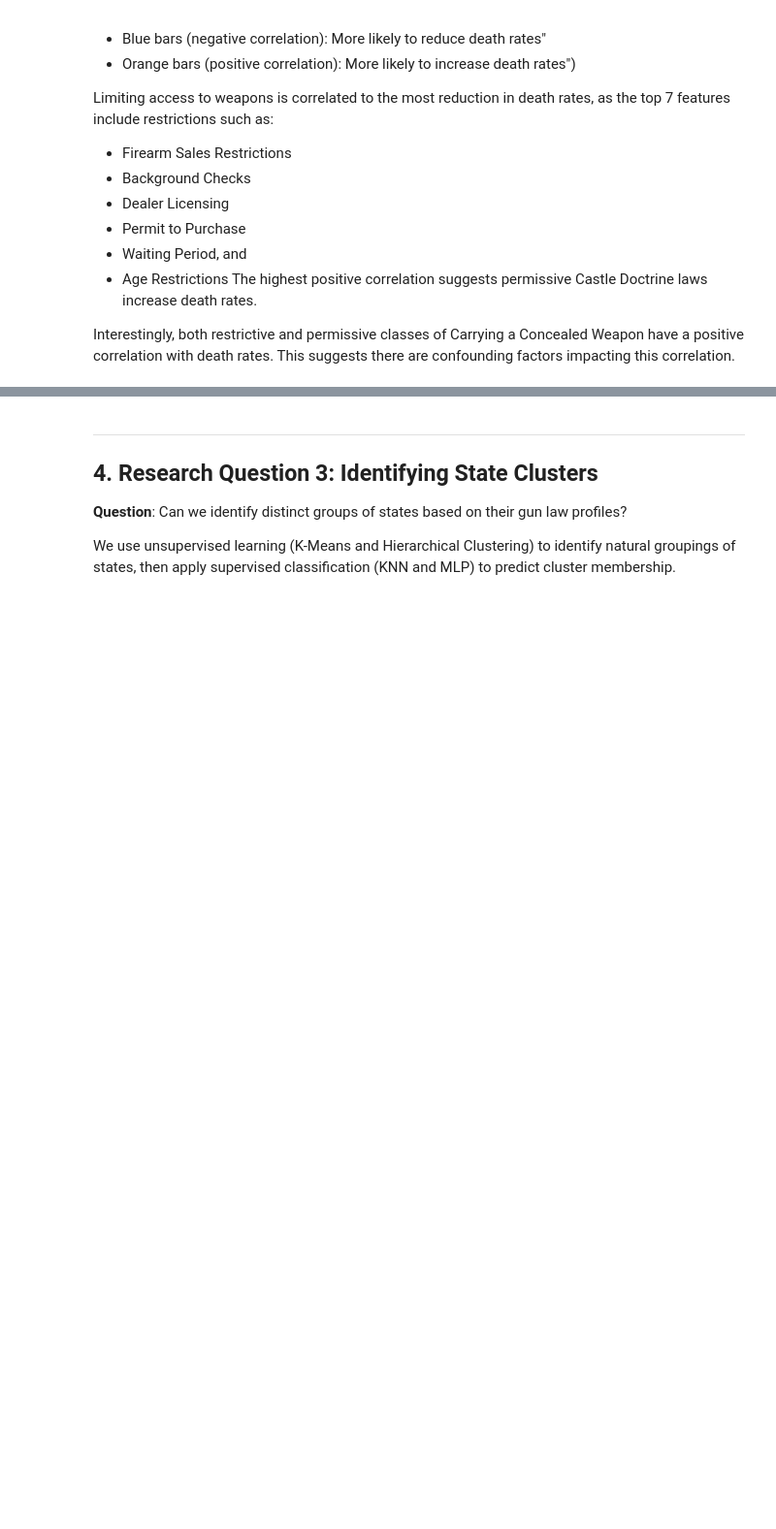
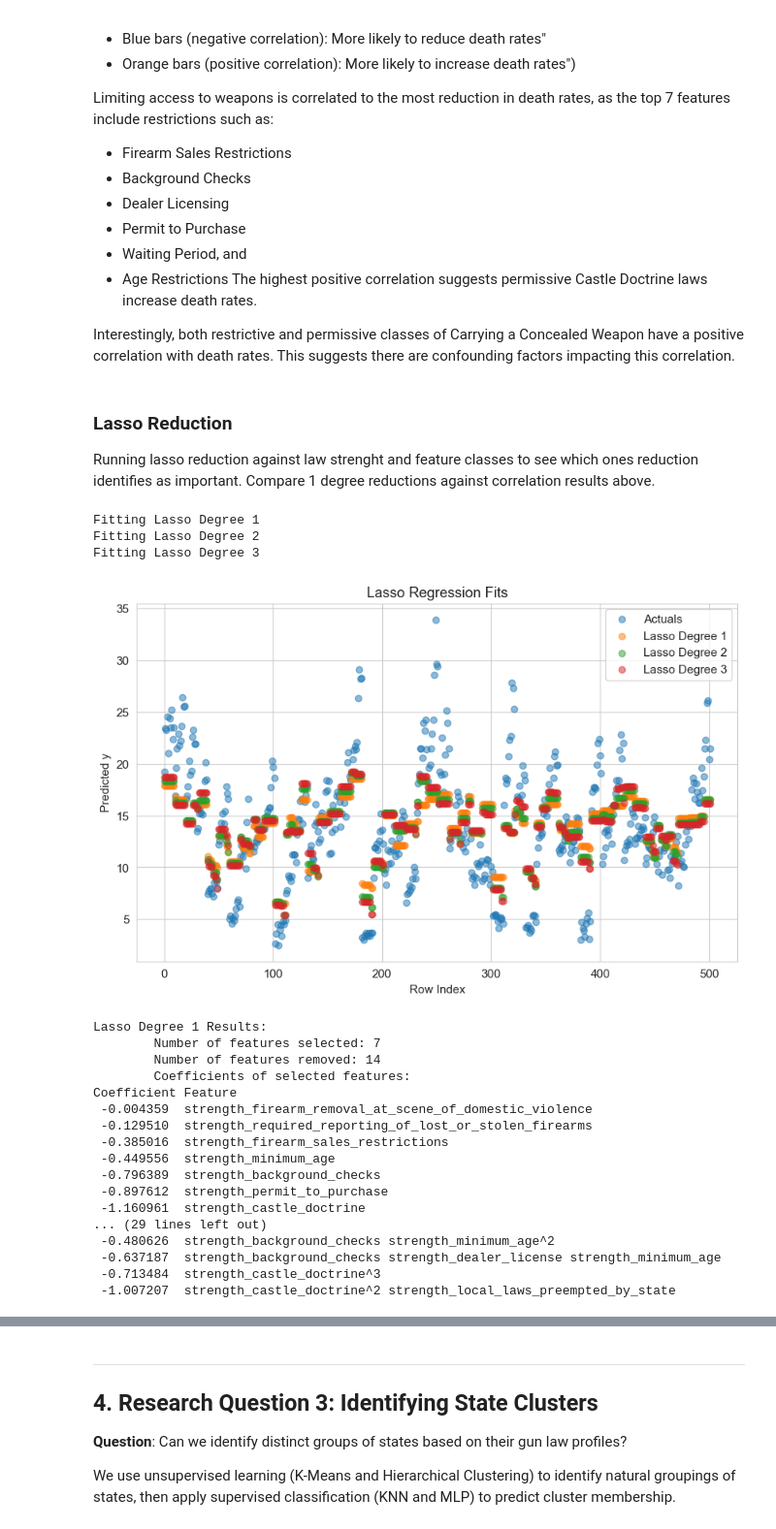
Before and after one commit to chloeob74/gun_policy_analysis, a Jupyter notebook: notebooks/full_analysis - Terry.ipynb, the cells around one changed output, grey strips where cells are left out. Shown at 97% size. Cells and saved outputs as stored; diff of their text form; code cells hidden in the pictures; blank space fills up the shorter version.

Commit message:
Added lasso regression results to my full analysis

```diff
--- a/notebooks/full_analysis - Terry.ipynb
+++ b/notebooks/full_analysis - Terry.ipynb
@@ -509,3 +509,6 @@ Limiting access to weapons is correlated to the most reduction in death rates, a
 The highest positive correlation suggests permissive Castle Doctrine laws increase death rates.
 
 Interestingly, both restrictive and permissive classes of Carrying a Concealed Weapon have a positive correlation with death rates. This suggests there are confounding factors impacting this correlation.
+# %% [markdown]
+### Lasso Reduction
+Running lasso reduction against law strenght and feature classes to see which ones reduction identifies as important. Compare 1 degree reductions against correlation results above.
@@ -511,0 +573,27 @@ Interestingly, both restrictive and permissive classes of Carrying a Concealed W
+# %%
+# Lasso Regression
+degrees = [1, 2, 3]
+# %%
+_ = lasso_reduction(noDC[law_features], noDC['rate'], degrees)
+# %% [output]
+Fitting Lasso Degree 1
+Fitting Lasso Degree 2
+Fitting Lasso Degree 3
+[figure, added]
+Lasso Degree 1 Results:
+        Number of features selected: 7
+        Number of features removed: 14
+        Coefficients of selected features:
+Coefficient Feature
+ -0.004359  strength_firearm_removal_at_scene_of_domestic_violence
+ -0.129510  strength_required_reporting_of_lost_or_stolen_firearms
+ -0.385016  strength_firearm_sales_restrictions
+ -0.449556  strength_minimum_age
+ -0.796389  strength_background_checks
+ -0.897612  strength_permit_to_purchase
+ -1.160961  strength_castle_doctrine
+... (29 lines left out)
+ -0.480626  strength_background_checks strength_minimum_age^2
+ -0.637187  strength_background_checks strength_dealer_license strength_minimum_age
+ -0.713484  strength_castle_doctrine^3
+ -1.007207  strength_castle_doctrine^2 strength_local_laws_preempted_by_state
```
Also changed, not shown: parts of 7 cells of this notebook.
